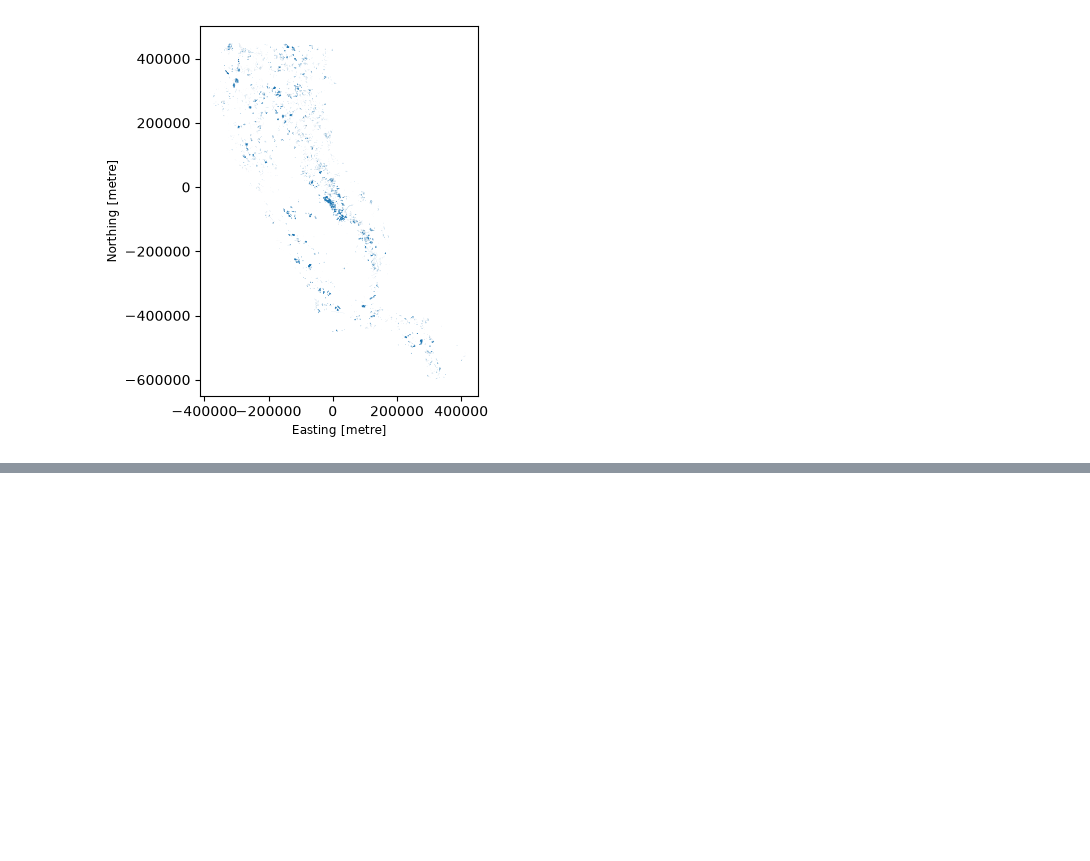
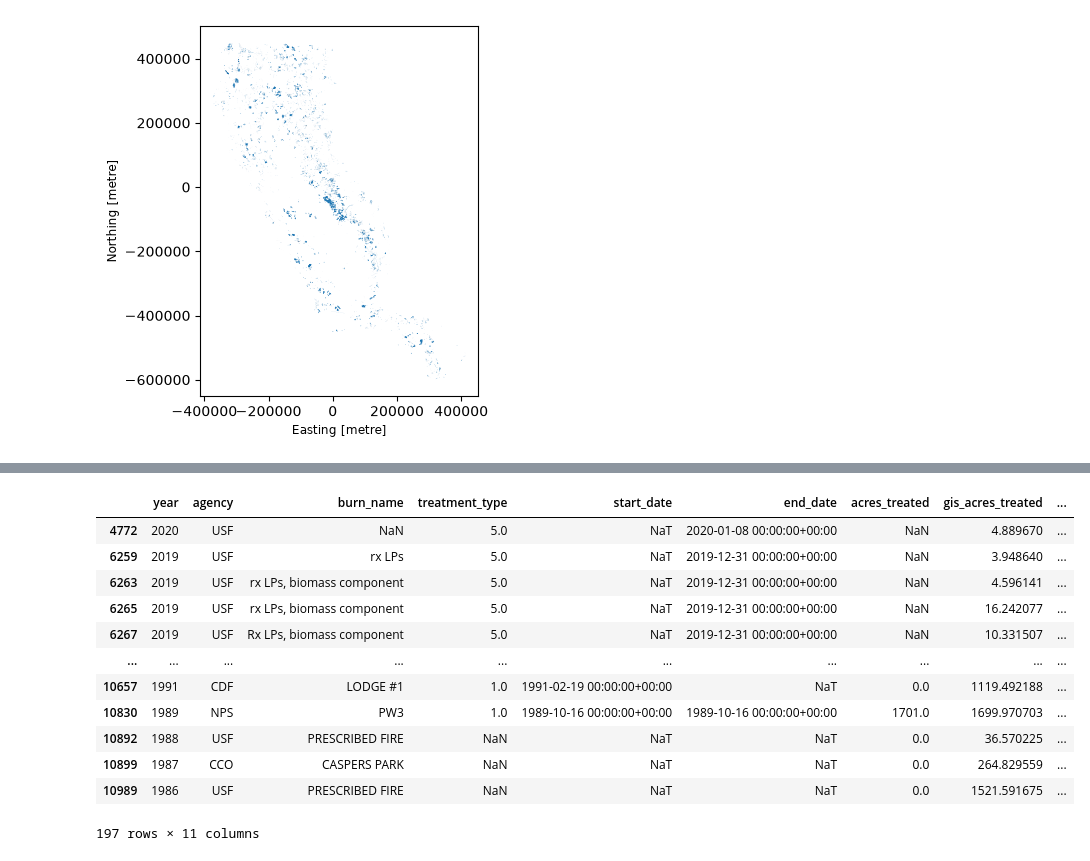
Before and after one commit to JoshG07/Goozman-Woock-Chu, a Jupyter notebook: project/burns_cleaning_gdb.ipynb, the cells around one changed output, grey strips where cells are left out. Drawn from its saved outputs; the diff is of its cells as text; code cells hidden in the pictures; blank space fills up the shorter version.

Commit message:
checked duplicates in data

```diff
--- a/project/burns_cleaning_gdb.ipynb
+++ b/project/burns_cleaning_gdb.ipynb
@@ -108,3 +108,20 @@ prescribed_burns_cleaned.head()
 | 2 | 2025 | BLM | BIL312D_FY25_North Horse Pile RX | 3.0 | 2025-02-10 00:00:00+00:00 | 2025-02-12 00:00:00+00:00 | 229.0 | 228.603134 | ... |
 | 3 | 2025 | BLM | BIL312D_AGFO_WUI_Machine_Pile_Burn | 3.0 | 2024-10-01 00:00:00+00:00 | 2025-02-13 00:00:00+00:00 | 116.0 | 116.124580 | ... |
 | 4 | 2025 | BLM | Black Forest Rx_FY25 | 3.0 | 2024-10-01 00:00:00+00:00 | 2025-03-25 00:00:00+00:00 | 25.0 | 25.118351 | ... |
+# %%
+prescribed_burns_cleaned.duplicated().sum()
+prescribed_burns_cleaned[prescribed_burns_cleaned.duplicated()]
+# %% [output]
+|  | year | agency | burn_name | treatment_type | start_date | end_date | acres_treated | gis_acres_treated | ... |
+| 4772 | 2020 | USF | NaN | 5.0 | NaT | 2020-01-08 00:00:00+00:00 | NaN | 4.889670 | ... |
+| 6259 | 2019 | USF | rx LPs | 5.0 | NaT | 2019-12-31 00:00:00+00:00 | NaN | 3.948640 | ... |
+| 6263 | 2019 | USF | rx LPs, biomass component | 5.0 | NaT | 2019-12-31 00:00:00+00:00 | NaN | 4.596141 | ... |
+| 6265 | 2019 | USF | rx LPs, biomass component | 5.0 | NaT | 2019-12-31 00:00:00+00:00 | NaN | 16.242077 | ... |
+| 6267 | 2019 | USF | Rx LPs, biomass component | 5.0 | NaT | 2019-12-31 00:00:00+00:00 | NaN | 10.331507 | ... |
+| ... | ... | ... | ... | ... | ... | ... | ... | ... | ... |
+| 10657 | 1991 | CDF | LODGE #1 | 1.0 | 1991-02-19 00:00:00+00:00 | NaT | 0.0 | 1119.492188 | ... |
+| 10830 | 1989 | NPS | PW3 | 1.0 | 1989-10-16 00:00:00+00:00 | 1989-10-16 00:00:00+00:00 | 1701.0 | 1699.970703 | ... |
+| 10892 | 1988 | USF | PRESCRIBED FIRE | NaN | NaT | NaT | 0.0 | 36.570225 | ... |
+| 10899 | 1987 | CCO | CASPERS PARK | NaN | NaT | NaT | 0.0 | 264.829559 | ... |
+| 10989 | 1986 | USF | PRESCRIBED FIRE | NaN | NaT | NaT | 0.0 | 1521.591675 | ... |
+197 rows × 11 columns
```
